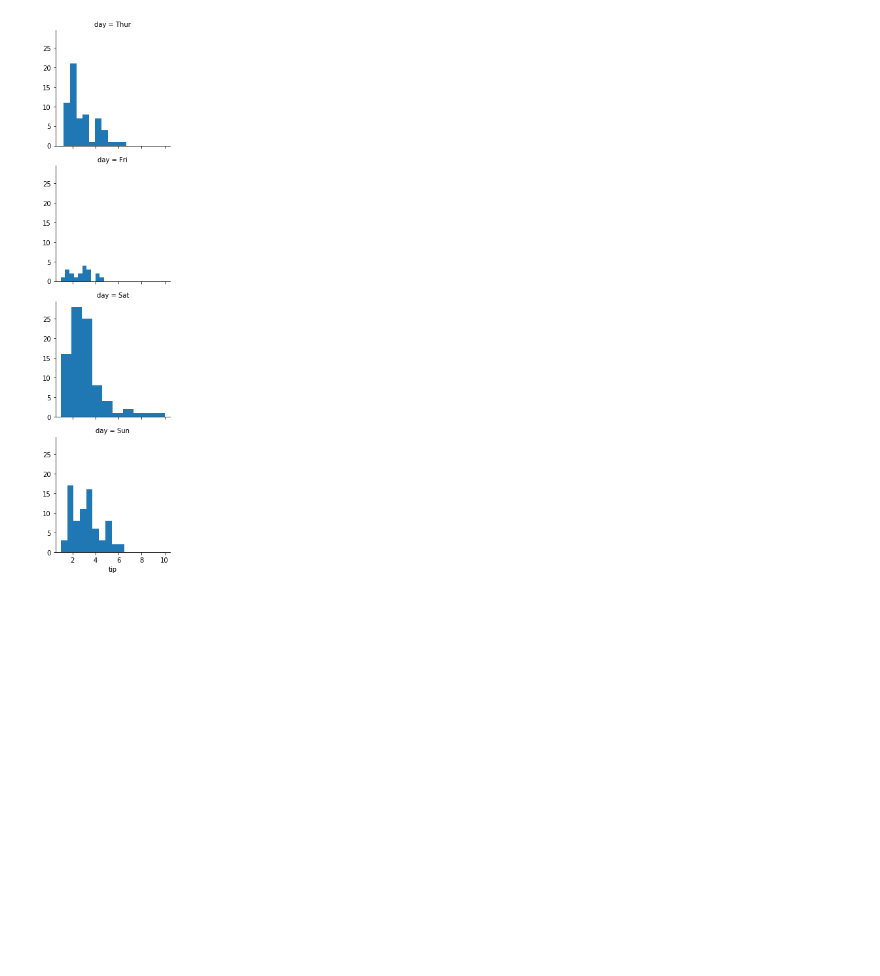
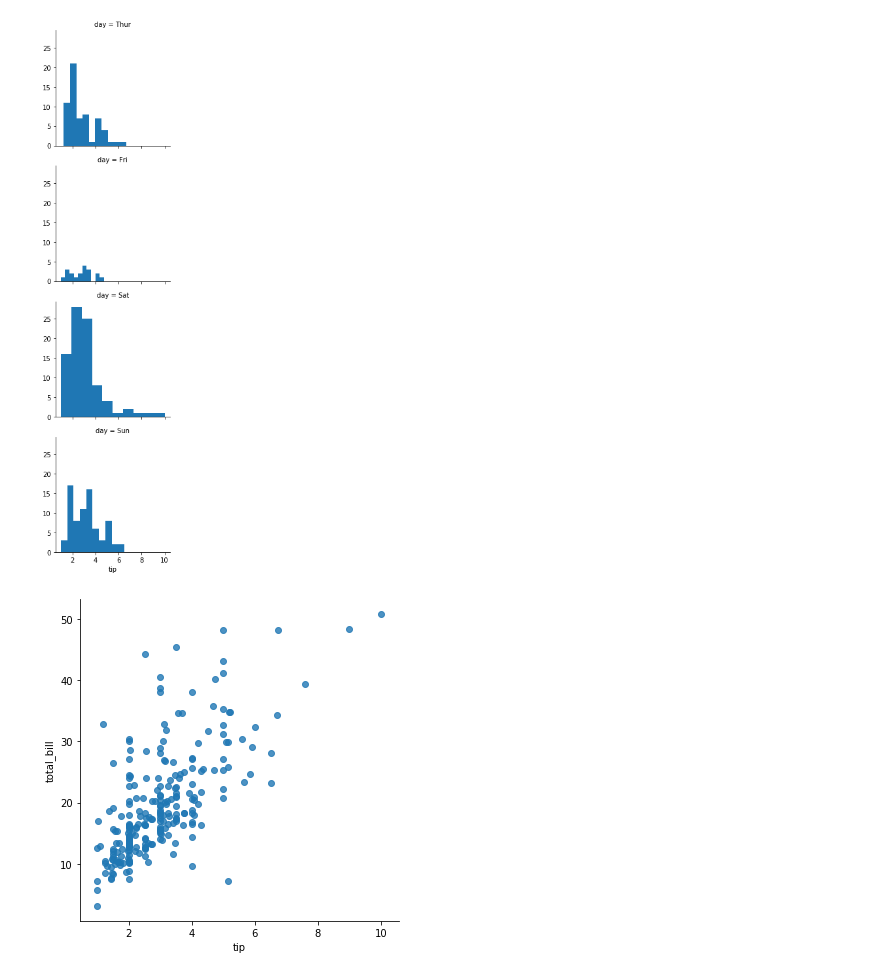
Before and after one commit to thiagogomesverissimo/notebooks, a Jupyter notebook: seaborn.ipynb, the cells around one changed output. Saved outputs shown, nothing was run; the diff lists cells and outputs as text; code cells hidden in the pictures; blank space fills up the shorter version.

```diff
--- a/seaborn.ipynb
+++ b/seaborn.ipynb
@@ -96,3 +97,8 @@ plt.show()
 # %% [output]
 [figure]
 [figure]
+# %%
+sns.lmplot(x='tip', y='total_bill', data=data, fit_reg=False)   # Color by evolution stage
+plt.show()
+# %% [output]
+[figure, added]
```
Also changed, not shown: parts of 5 cells of this notebook, 3 other files.
